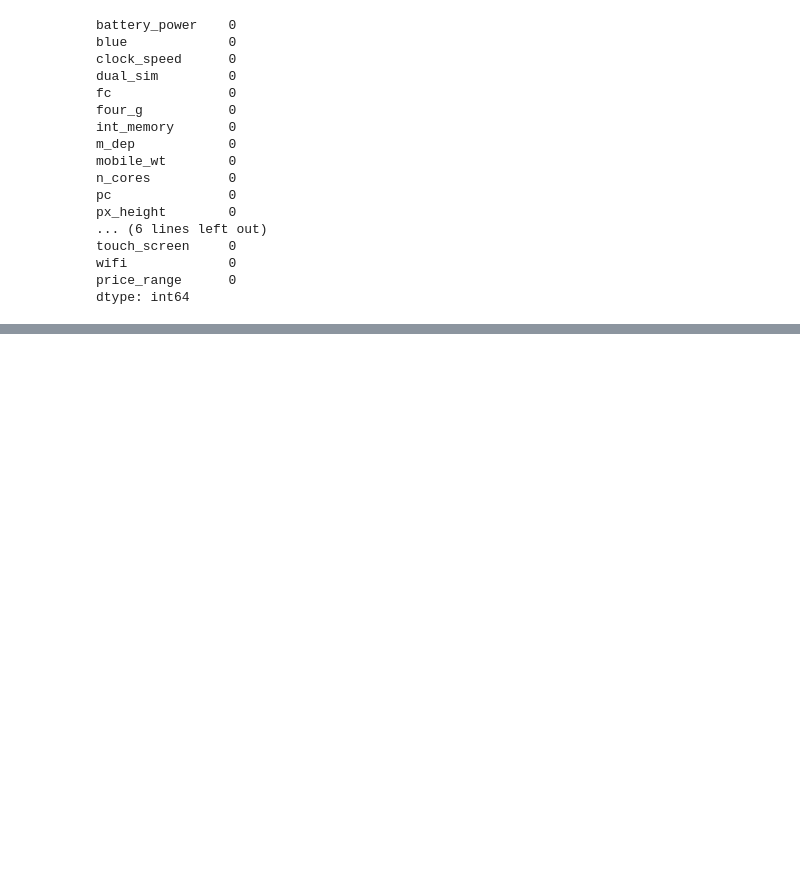
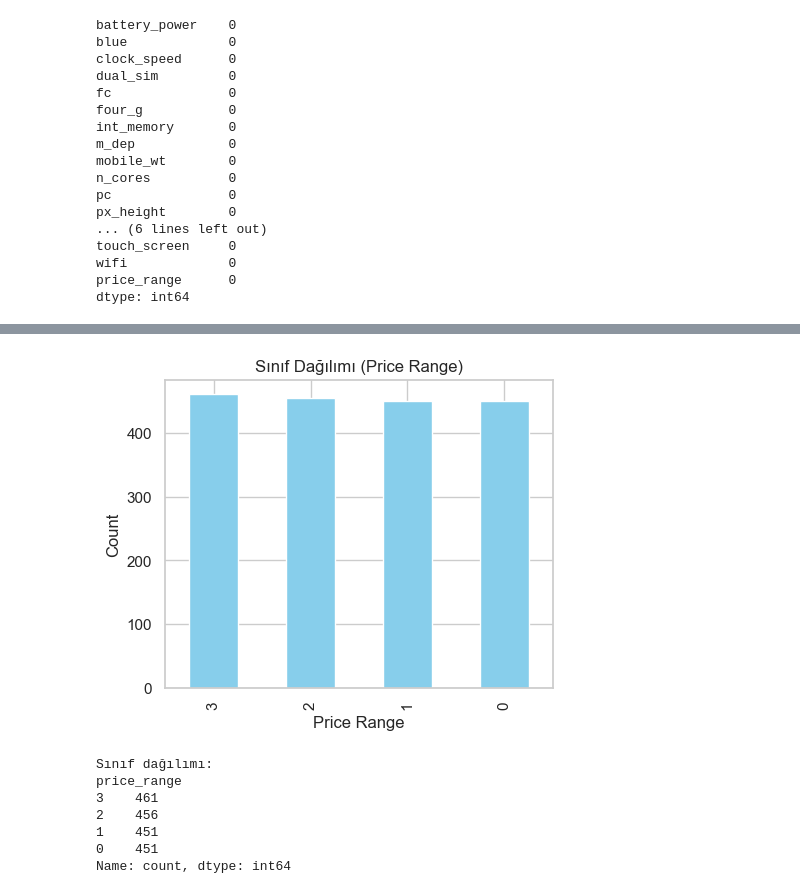
Before and after one commit to aFurkanSogutcu/Mobile-Price-Classification, a Jupyter notebook: preprocessing.ipynb, the cells around one changed output, grey strips where cells are left out. Saved outputs shown, nothing was run; the diff lists cells and outputs as text; code cells hidden in the pictures; blank space fills up the shorter version.

```diff
--- a/preprocessing.ipynb
+++ b/preprocessing.ipynb
@@ -69,0 +99,5 @@ array([[<Axes: title={'center': 'battery_power'}>,
+# %%
+# px_height ve sc_w sütunlarında fiziksel olarak mümkün olmayan 0 değerleri tespit edilmiştir.
+# Bu değerler ölçüm hatası olarak değerlendirilmiş ve veri bütünlüğünü artırmak amacıyla ilgili satırlar veri setinden kaldırılmıştır.
+df = df[df["px_height"] != 0]
+df = df[df["sc_w"] != 0]
@@ -70 +108,5 @@ array([[<Axes: title={'center': 'battery_power'}>,
+# %%
+# Feature Engineering
+df["total_pixels"] = df["px_height"] * df["px_width"]
+df["screen_area"] = df["sc_h"] * df["sc_w"]
 # %%
@@ -96,0 +187,21 @@ plt.show()
+# %%
+plt.figure(figsize=(5,4))
+df["price_range"].value_counts().plot(kind="bar", color="skyblue")
+plt.title("Sınıf Dağılımı (Price Range)")
+plt.xlabel("Price Range")
+plt.ylabel("Count")
+plt.show()
+
+print("Sınıf dağılımı:")
+print(df["price_range"].value_counts())
+# Fiyat aralıklarının (price_range) dağılımı incelendiğinde tüm sınıfların (0, 1, 2, 3) neredeyse eşit sayıda örneğe sahip olduğu görülmüştür.
+# Bu nedenle veri seti dengelidir ve SMOTE gibi bir dengeleme yöntemine ihtiyaç yoktur.
+# %% [output]
+[figure, added]
+Sınıf dağılımı:
+price_range
+3    461
+2    456
+1    451
+0    451
+Name: count, dtype: int64
```
Also changed, not shown: parts of 22 cells of this notebook, 2 other files.
